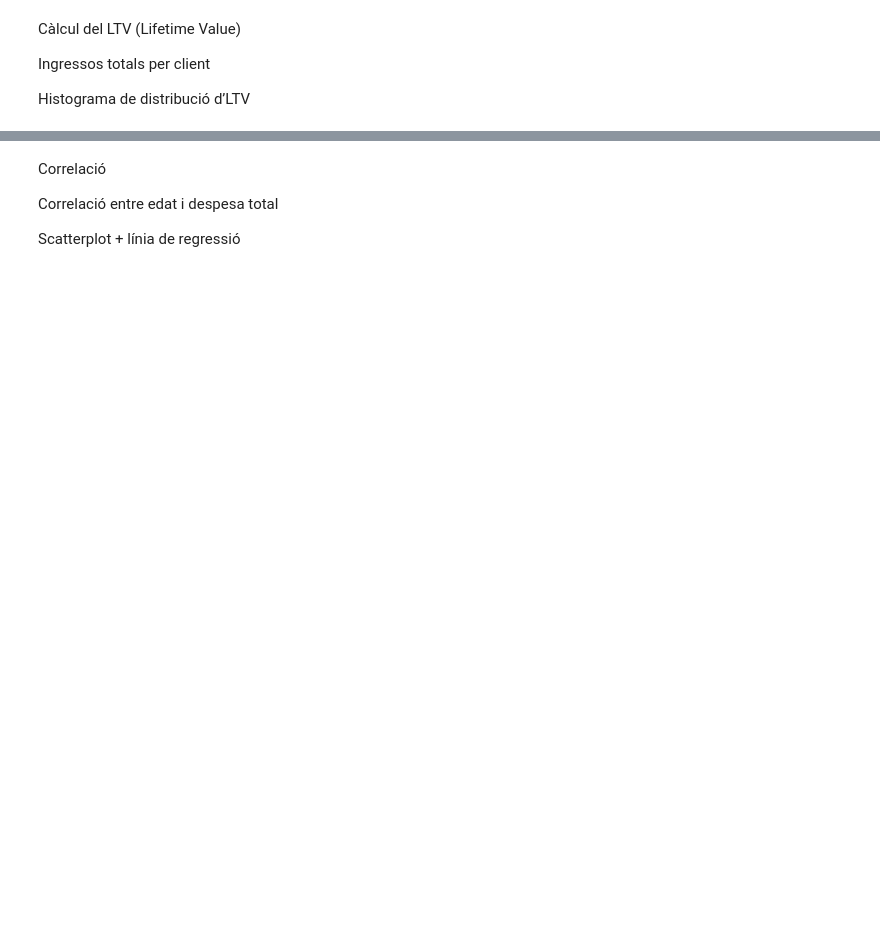
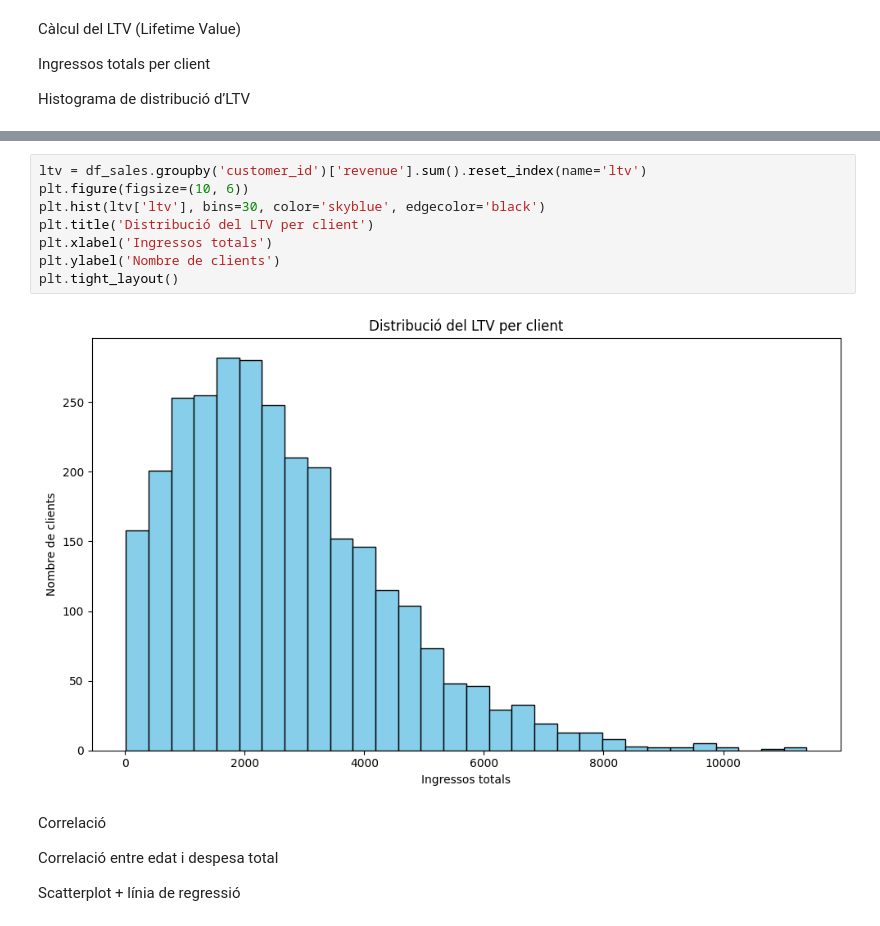
Before and after one commit to h3rm3x/DAM, a Jupyter notebook: Segundo/ERD/Ejercicios_UD2/Exercici 2.10/Exercici 2.10. Visualització de dades.ipynb, the cells around one changed output, grey strips where cells are left out. Drawn from its saved outputs; the diff is of its cells as text; blank space fills up the shorter version.

```diff
--- a/Segundo/ERD/Ejercicios_UD2/Exercici 2.10/Exercici 2.10. Visualització de dades.ipynb
+++ b/Segundo/ERD/Ejercicios_UD2/Exercici 2.10/Exercici 2.10. Visualització de dades.ipynb
@@ -129,3 +145,13 @@ Histograma de distribució d’LTV
+# %%
+ltv = df_sales.groupby('customer_id')['revenue'].sum().reset_index(name='ltv')
+plt.figure(figsize=(10, 6))
+plt.hist(ltv['ltv'], bins=30, color='skyblue', edgecolor='black')
+plt.title('Distribució del LTV per client')
+plt.xlabel('Ingressos totals')
+plt.ylabel('Nombre de clients')
+plt.tight_layout()
+# %% [output]
+[figure, added]
 # %% [markdown]
 Correlació
 
```
Also changed, not shown: parts of 13 cells of this notebook, 4 other files.
